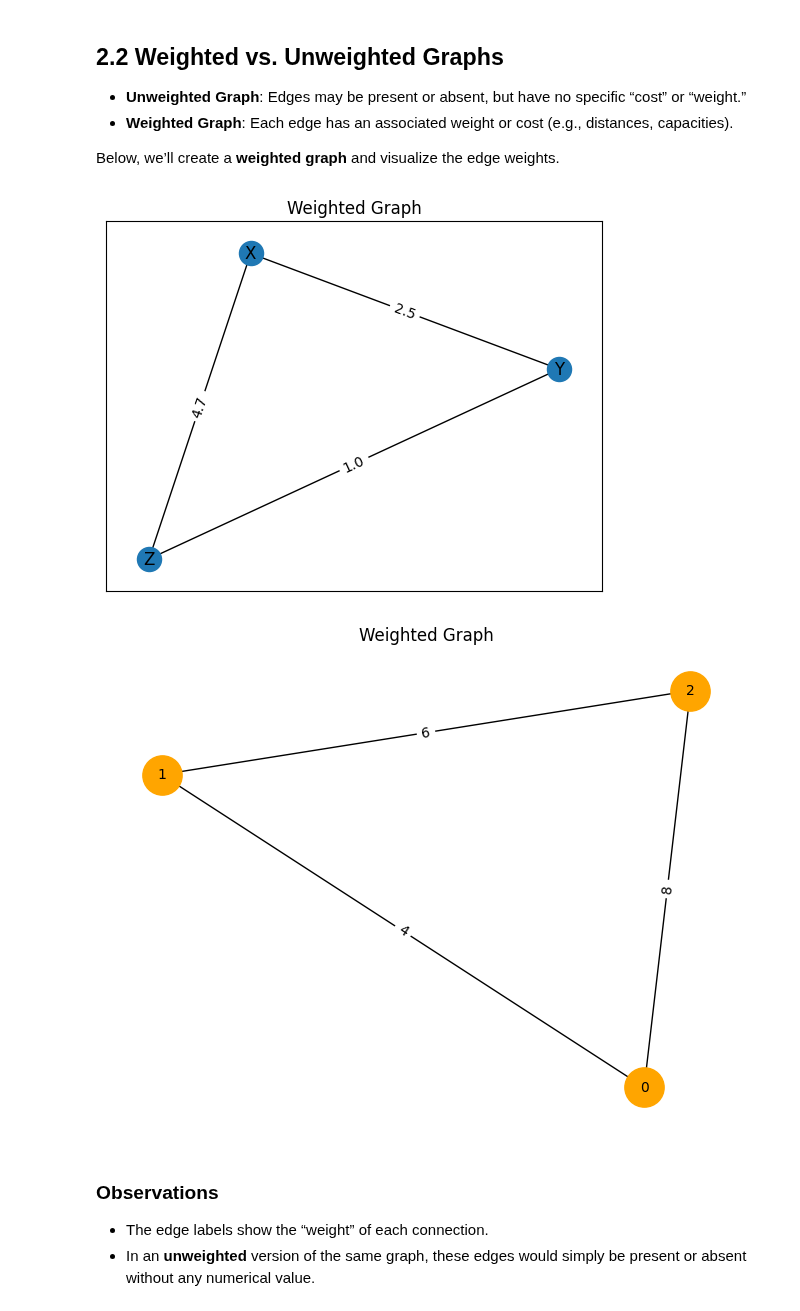
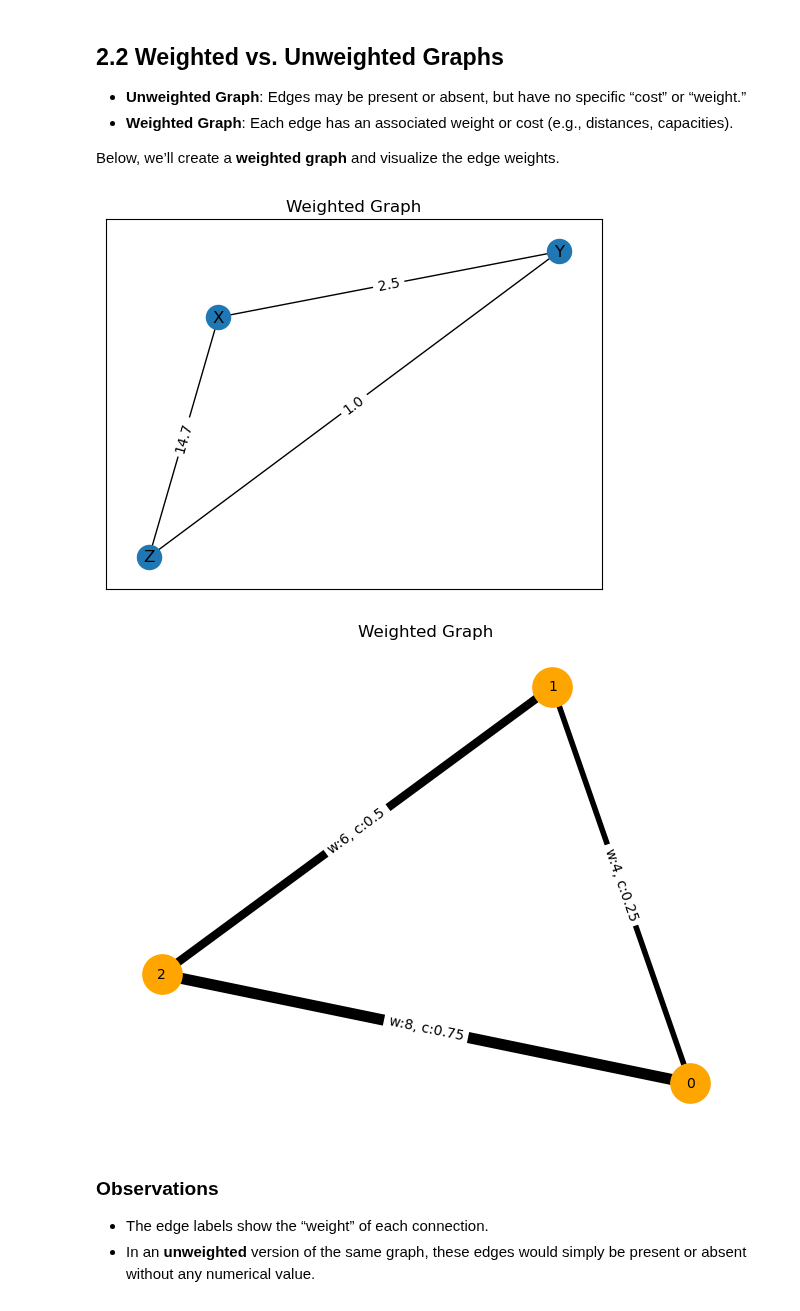
Before and after one commit to bgbg/ML-on-Graphs, a Jupyter notebook: 1_Introduction_to_Graphs_and_Networks.ipynb, the cells around one changed output. Saved outputs shown, nothing was run; the diff lists cells and outputs as text; code cells hidden in the pictures.

```diff
--- a/1_Introduction_to_Graphs_and_Networks.ipynb
+++ b/1_Introduction_to_Graphs_and_Networks.ipynb
@@ -87,0 +33,8 @@ Archive:  congress_network.zip
+# %%
+try:
+    import google.colab
+    from google.colab import drive
+except ImportError:
+    IN_COLAB = False
+else:
+    IN_COLAB = True
@@ -403,12 +372,15 @@ Below, we’ll create a **weighted graph** and visualize the edge weights.
 G_weighted = nx.Graph()
 G_weighted.add_nodes_from(["X", "Y", "Z"])
 # Add weighted edges
-G_weighted.add_edge("X", "Y", weight=2.5)
+G_weighted.add_edge(
+    "X", "Y", weight=2.5
+)  # experiment with different layouts and negative weights
 G_weighted.add_edge("Y", "Z", weight=1.0)
-G_weighted.add_edge("X", "Z", weight=4.7)
+G_weighted.add_edge("X", "Z", weight=14.7)
 
 # Draw the weighted graph
-pos = nx.spring_layout(G_weighted, seed=42)
+pos = nx.spring_layout(G_weighted, weight="weight", seed=42)
+# pos = nx.circular_layout(G_weighted)
 nx.draw_networkx(G_weighted, pos, with_labels=True)
 
 # Extract edge weights
@@ -418,27 +390,38 @@ nx.draw_networkx_edge_labels(G_weighted, pos, edge_labels=edge_labels)
 plt.title("Weighted Graph")
 plt.show()
 # %% [output]
-[figure, old version]
+[figure, new version]
 # %%
 import networkx as nx
 import matplotlib.pyplot as plt
 
 # Weighted Graph
 G_weighted = nx.Graph()
-G_weighted.add_edge(0, 1, weight=4)
-G_weighted.add_edge(1, 2, weight=6)
-G_weighted.add_edge(2, 0, weight=8)
+G_weighted.add_edge(0, 1, weight=4, cost=0.25)
+G_weighted.add_edge(1, 2, weight=6, cost=0.5)
+G_weighted.add_edge(2, 0, weight=8, cost=0.75)
 
-pos = nx.spring_layout(G_weighted)
+pos = nx.spring_layout(
+    G_weighted,
+    weight="inv_weight",
+)
+weights = nx.get_edge_attributes(G_weighted, "weight")
 nx.draw(
-    G_weighted, pos, with_labels=True, node_color="orange", node_size=800, font_size=10
+    G_weighted,
+    pos,
+    with_labels=True,  # show labels
+    node_color="orange",
+    node_size=800,
+    font_size=10,
+    width=list(weights.values()),  # Set edge width proportional to weight
 )
-labels = nx.get_edge_attributes(G_weighted, "weight")
+costs = nx.get_edge_attributes(G_weighted, "cost")
+labels = {e: f"w:{weights[e]}, c:{costs[e]}" for e in G_weighted.edges()}
 nx.draw_networkx_edge_labels(G_weighted, pos, edge_labels=labels)
 plt.title("Weighted Graph")
 plt.show()
 # %% [output]
-[figure, old version]
+[figure, new version]
 # %% [markdown]
 ### Observations
 - The edge labels show the “weight” of each connection.
```
Also changed, not shown: parts of 42 cells of this notebook.
